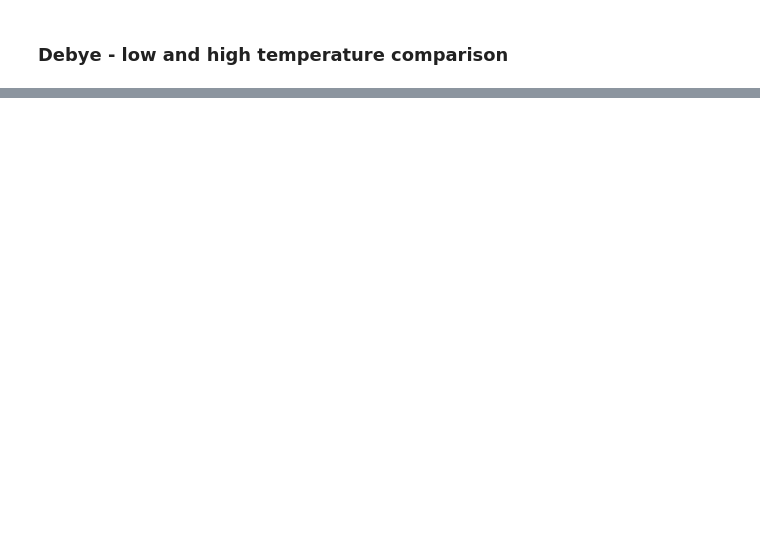
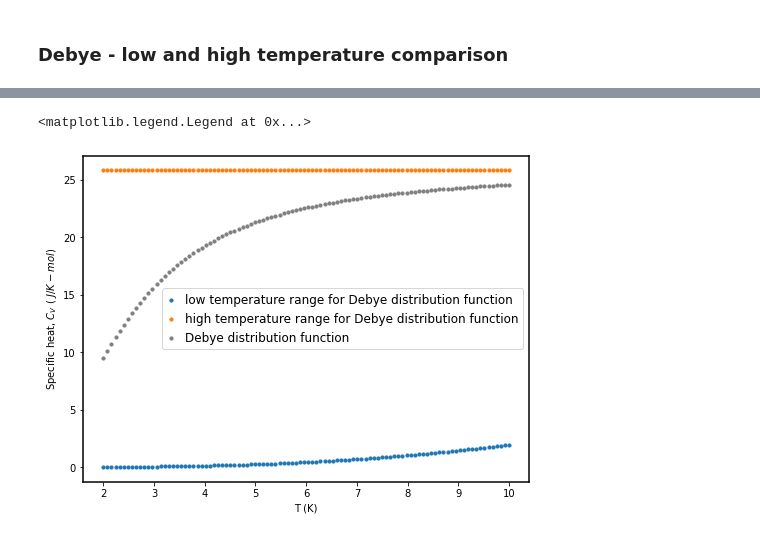
Before and after one commit to madhurima-nath/physicsRelatedCodes, a Jupyter notebook: cu_phys.ipynb, the cells around one changed output, grey strips where cells are left out. Saved outputs shown, nothing was run; the diff lists cells and outputs as text; code cells hidden in the pictures; blank space fills up the shorter version.

```diff
--- a/cu_phys.ipynb
+++ b/cu_phys.ipynb
@@ -312,3 +482,22 @@ plt.legend(loc='best',prop={'size':12})
+# %%
+T = np.linspace(2, 10, 100)
+Td_low = 0.00001               # this is the high temperature range (i.e., Td << T)
+Td_high = 100                  # this is the low temperature range (i.e., Td >> T)
+# %%
+plt.figure(figsize=(8,6))
+
+plt.scatter(T, debye_dist(T, Td_high),
+            label = 'low temperature range for Debye distribution function', s = 10)
+plt.scatter(T, debye_dist(T, Td_low),
+            label = 'high temperature range for Debye distribution function', s = 10)
+plt.scatter(T, debye_dist(T, Td2), label = 'Debye distribution function', s = 10, color = 'gray')
+
+plt.xlabel('T (K)')
+plt.ylabel('Specific heat, $C_V$ $($ $J/K-mol)$')
+plt.legend(loc='best',prop={'size':12})
+# %% [output]
+<matplotlib.legend.Legend at 0x...>
+[figure, added]
 # %% [markdown]
 <a id = 'references'></a>
 # %% [markdown]
```
Also changed, not shown: parts of 57 cells of this notebook.
